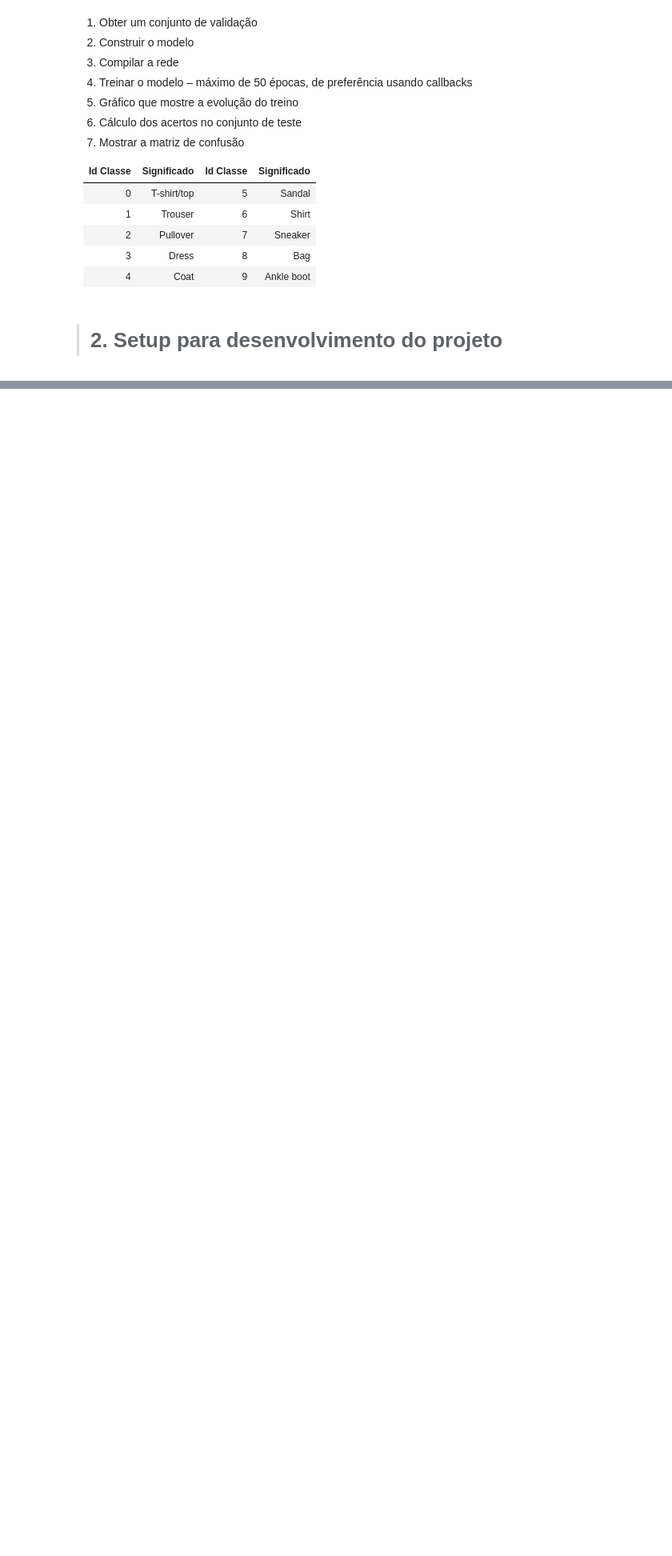
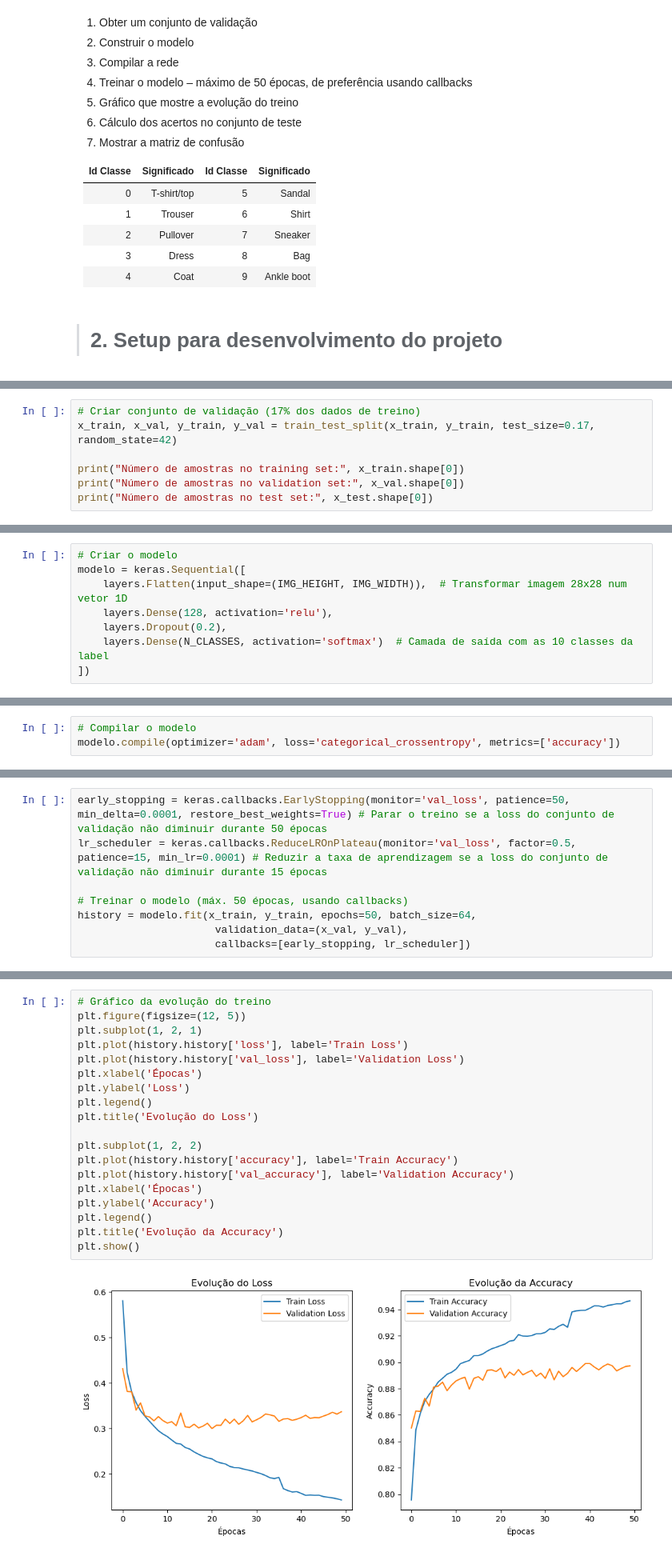
Before and after one commit to Kinpau/APVC_Projeto, a Jupyter notebook: notebooks/D1Parte1-Grupo7.ipynb, the cells around one changed output, grey strips where cells are left out. Shown at 80% size. Saved outputs shown, nothing was run; the diff lists cells and outputs as text; blank space fills up the shorter version.

```diff
--- a/notebooks/D1Parte1-Grupo7.ipynb
+++ b/notebooks/D1Parte1-Grupo7.ipynb
@@ -142,0 +153,7 @@ import fashionNet as fN # TODO: talvez colocar numa função o src/fashionNet.py
+# %%
+# Criar conjunto de validação (17% dos dados de treino)
+x_train, x_val, y_train, y_val = train_test_split(x_train, y_train, test_size=0.17, random_state=42)
+
+print("Número de amostras no training set:", x_train.shape[0])
+print("Número de amostras no validation set:", x_val.shape[0])
+print("Número de amostras no test set:", x_test.shape[0])
@@ -142,0 +166,8 @@ import fashionNet as fN # TODO: talvez colocar numa função o src/fashionNet.py
+# %%
+# Criar o modelo
+modelo = keras.Sequential([
+    layers.Flatten(input_shape=(IMG_HEIGHT, IMG_WIDTH)),  # Transformar imagem 28x28 num vetor 1D
+    layers.Dense(128, activation='relu'),
+    layers.Dropout(0.2),
+    layers.Dense(N_CLASSES, activation='softmax')  # Camada de saída com as 10 classes da label
+])
@@ -142,0 +176,3 @@ import fashionNet as fN # TODO: talvez colocar numa função o src/fashionNet.py
+# %%
+# Compilar o modelo
+modelo.compile(optimizer='adam', loss='categorical_crossentropy', metrics=['accuracy'])
@@ -142,0 +181,8 @@ import fashionNet as fN # TODO: talvez colocar numa função o src/fashionNet.py
+# %%
+early_stopping = keras.callbacks.EarlyStopping(monitor='val_loss', patience=50, min_delta=0.0001, restore_best_weights=True) # Parar o treino se a loss do conjunto de validação não diminuir durante 50 épocas
+lr_scheduler = keras.callbacks.ReduceLROnPlateau(monitor='val_loss', factor=0.5, patience=15, min_lr=0.0001) # Reduzir a taxa de aprendizagem se a loss do conjunto de validação não diminuir durante 15 épocas
+
+# Treinar o modelo (máx. 50 épocas, usando callbacks)
+history = modelo.fit(x_train, y_train, epochs=50, batch_size=64,
+                      validation_data=(x_val, y_val),
+                      callbacks=[early_stopping, lr_scheduler])
@@ -142,0 +209,21 @@ import fashionNet as fN # TODO: talvez colocar numa função o src/fashionNet.py
+# %%
+# Gráfico da evolução do treino
+plt.figure(figsize=(12, 5))
+plt.subplot(1, 2, 1)
+plt.plot(history.history['loss'], label='Train Loss')
+plt.plot(history.history['val_loss'], label='Validation Loss')
+plt.xlabel('Épocas')
+plt.ylabel('Loss')
+plt.legend()
+plt.title('Evolução do Loss')
+
+plt.subplot(1, 2, 2)
+plt.plot(history.history['accuracy'], label='Train Accuracy')
+plt.plot(history.history['val_accuracy'], label='Validation Accuracy')
+plt.xlabel('Épocas')
+plt.ylabel('Accuracy')
+plt.legend()
+plt.title('Evolução da Accuracy')
+plt.show()
+# %% [output]
+[figure, added]
```
Also changed, not shown: parts of 14 cells of this notebook, 1 other file.
